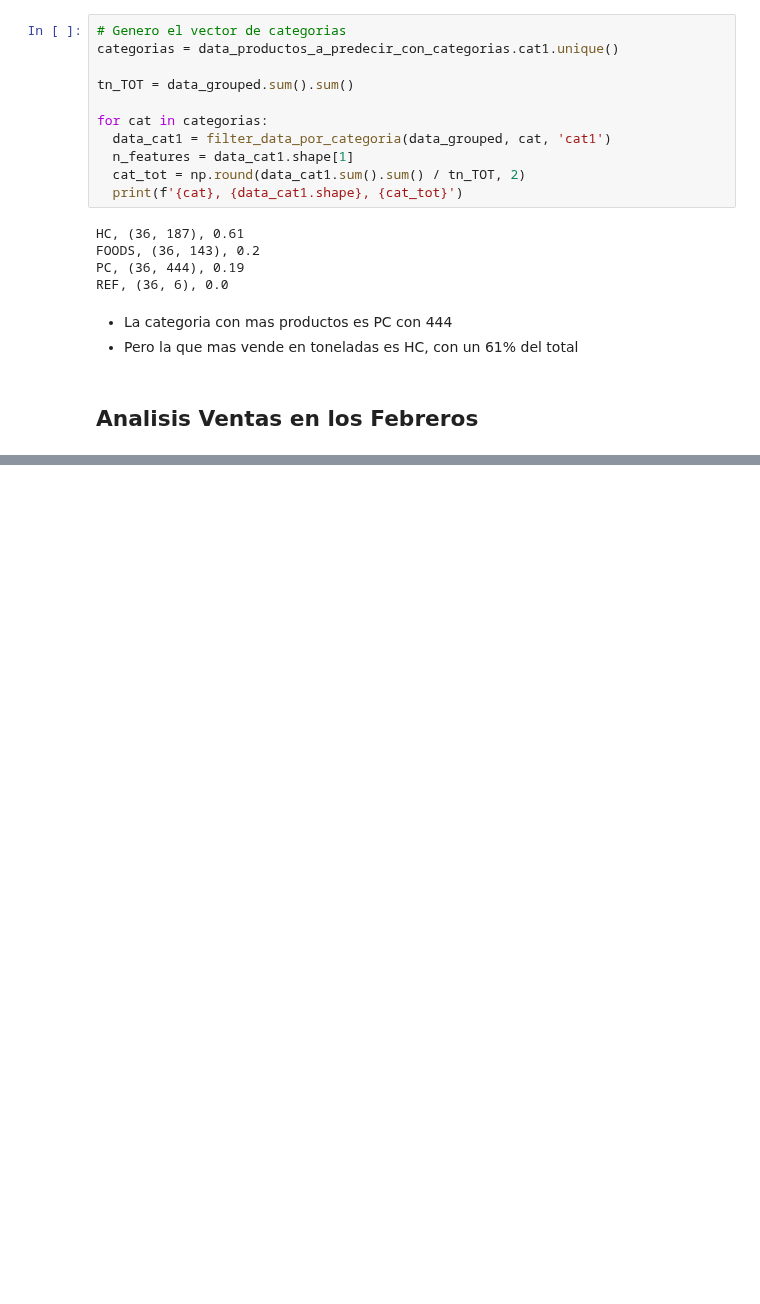
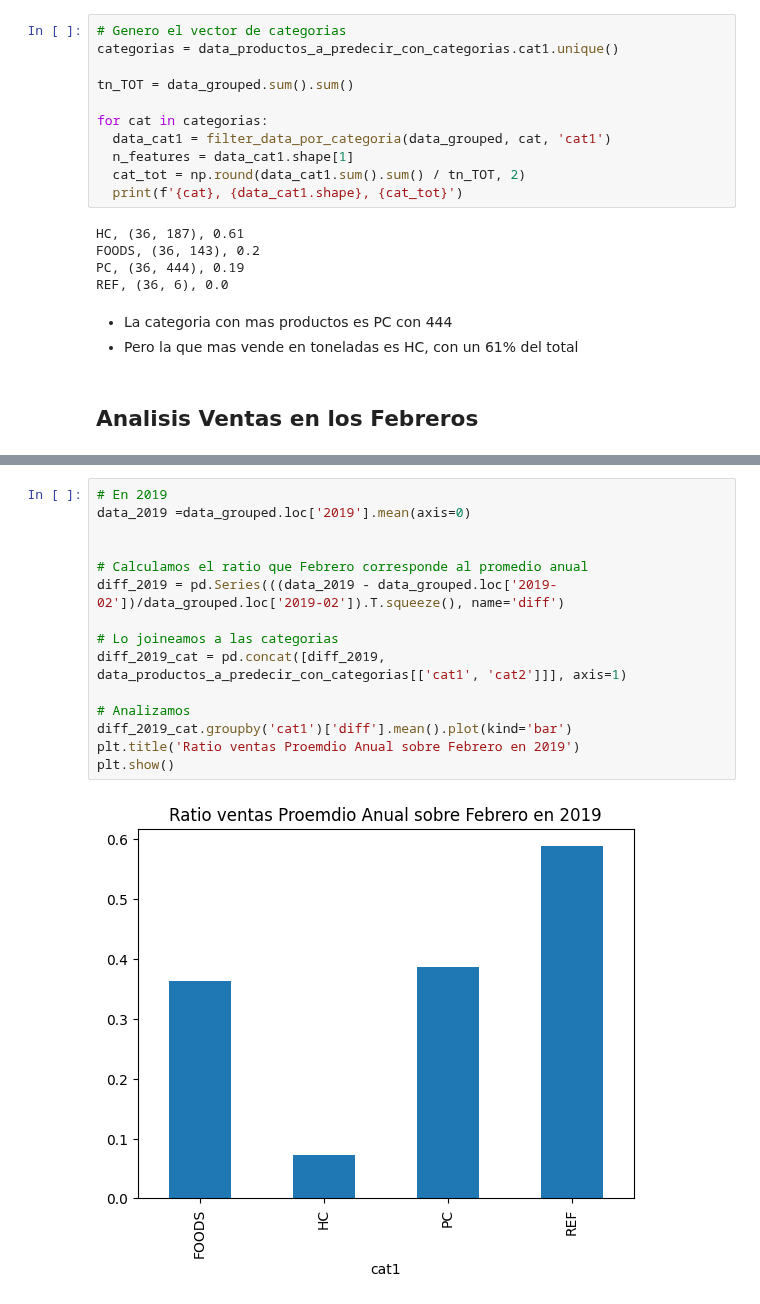
Before and after one commit to AndresMontesDeOca/Laboratorio3, a Jupyter notebook: Kaggle.ipynb, the cells around one changed output, grey strips where cells are left out. Cells and saved outputs as stored; diff of their text form; blank space fills up the shorter version.

```diff
--- a/Kaggle.ipynb
+++ b/Kaggle.ipynb
@@ -1830,0 +1834,17 @@ display(diff_cat.sort_values(by='diff', ascending=False).head(30))
+# %%
+# En 2019
+data_2019 =data_grouped.loc['2019'].mean(axis=0)
+
+
+# Calculamos el ratio que Febrero corresponde al promedio anual
+diff_2019 = pd.Series(((data_2019 - data_grouped.loc['2019-02'])/data_grouped.loc['2019-02']).T.squeeze(), name='diff')
+
+# Lo joineamos a las categorias
+diff_2019_cat = pd.concat([diff_2019, data_productos_a_predecir_con_categorias[['cat1', 'cat2']]], axis=1)
+
+# Analizamos
+diff_2019_cat.groupby('cat1')['diff'].mean().plot(kind='bar')
+plt.title('Ratio ventas Proemdio Anual sobre Febrero en 2019')
+plt.show()
+# %% [output]
+[figure, added]
```
Also changed, not shown: parts of 2 cells of this notebook.
